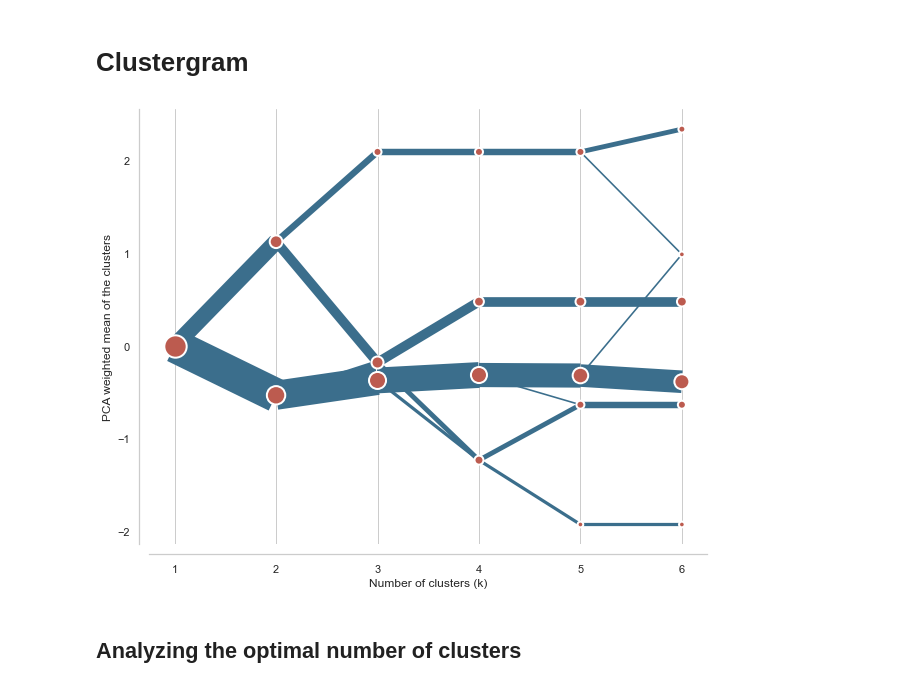
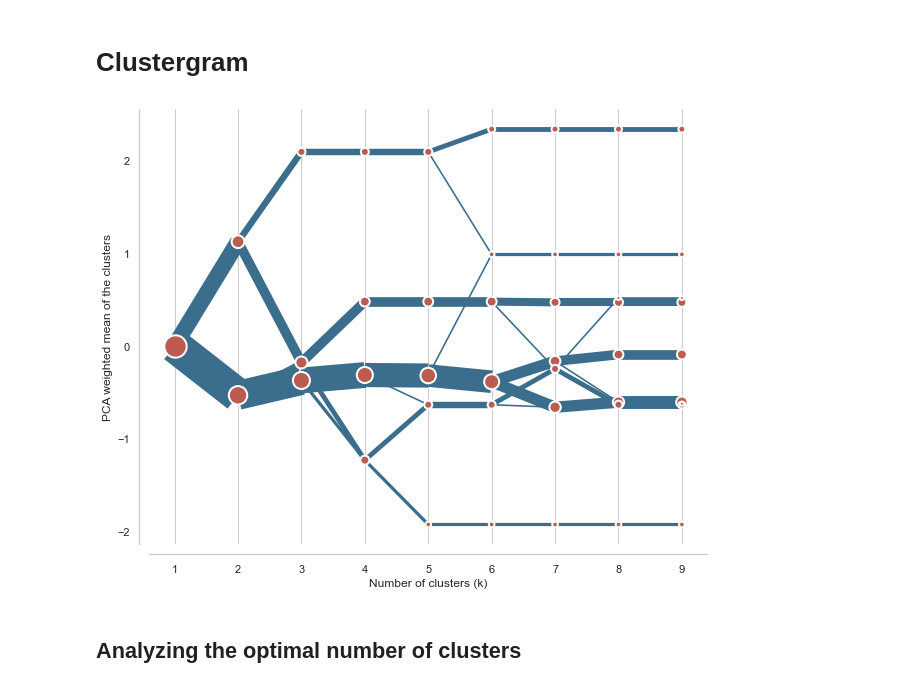
Before and after one commit to gregfeliu/Birthplace_Analysis_of_NHL_Players, a Jupyter notebook: notebooks/7.Clustering_Arenas.ipynb, the cells around one changed output. Saved outputs shown, nothing was run; the diff lists cells and outputs as text; code cells hidden in the pictures.

```diff
--- a/notebooks/7.Clustering_Arenas.ipynb
+++ b/notebooks/7.Clustering_Arenas.ipynb
@@ -35,21 +35,10 @@ us_can_gdf = gpd.read_file("data/full_us_can_geometry.geojson")
 arena_coords = arena_df[['Team_name', 'Lat', 'Lng']]
 # %% [markdown]
 # Clustergram
-# %%
-# from the clustergram project page
-data = scale(arena_coords.drop(columns=['Team_name']))
-
-cgram = Clustergram(range(1, 7), n_init=1000, verbose=False)
-cgram.fit(data)
-
-ax = cgram.plot(
-    figsize=(10, 8),
-    line_style=dict(color=ugg.COLORS[1]),
-    cluster_style={"color": ugg.COLORS[2]},
-)
-ax.yaxis.grid(False)
-sns.despine(offset=10)
-# %% [output]
-[figure, removed]
+# %%
+data = scale(arena_coords.drop(columns=['Team_name']))
+cgram = fit_plot_clustergram(data)
+# %% [output]
+[figure, added]
 # %% [markdown]
 ## Analyzing the optimal number of clusters
```
Also changed, not shown: parts of 3 cells of this notebook, 1 other file.
